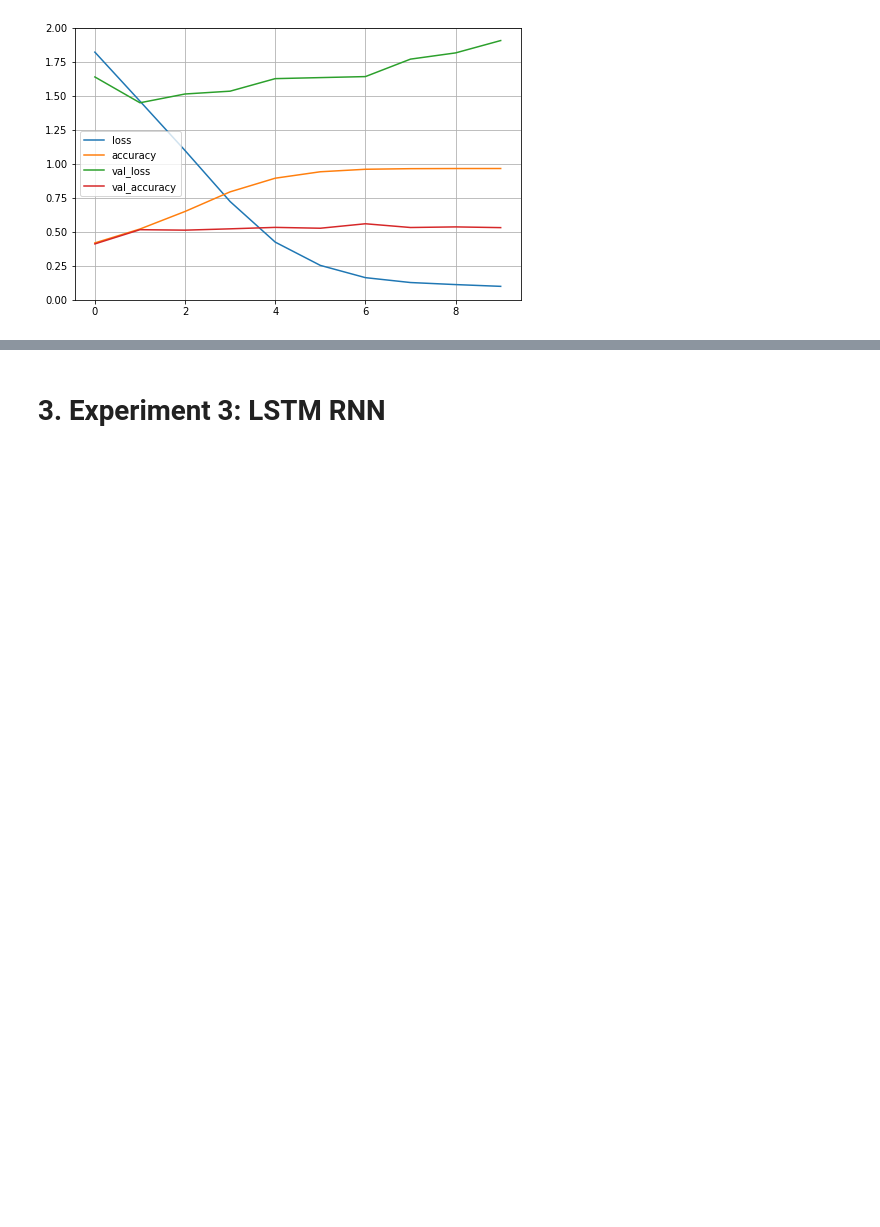
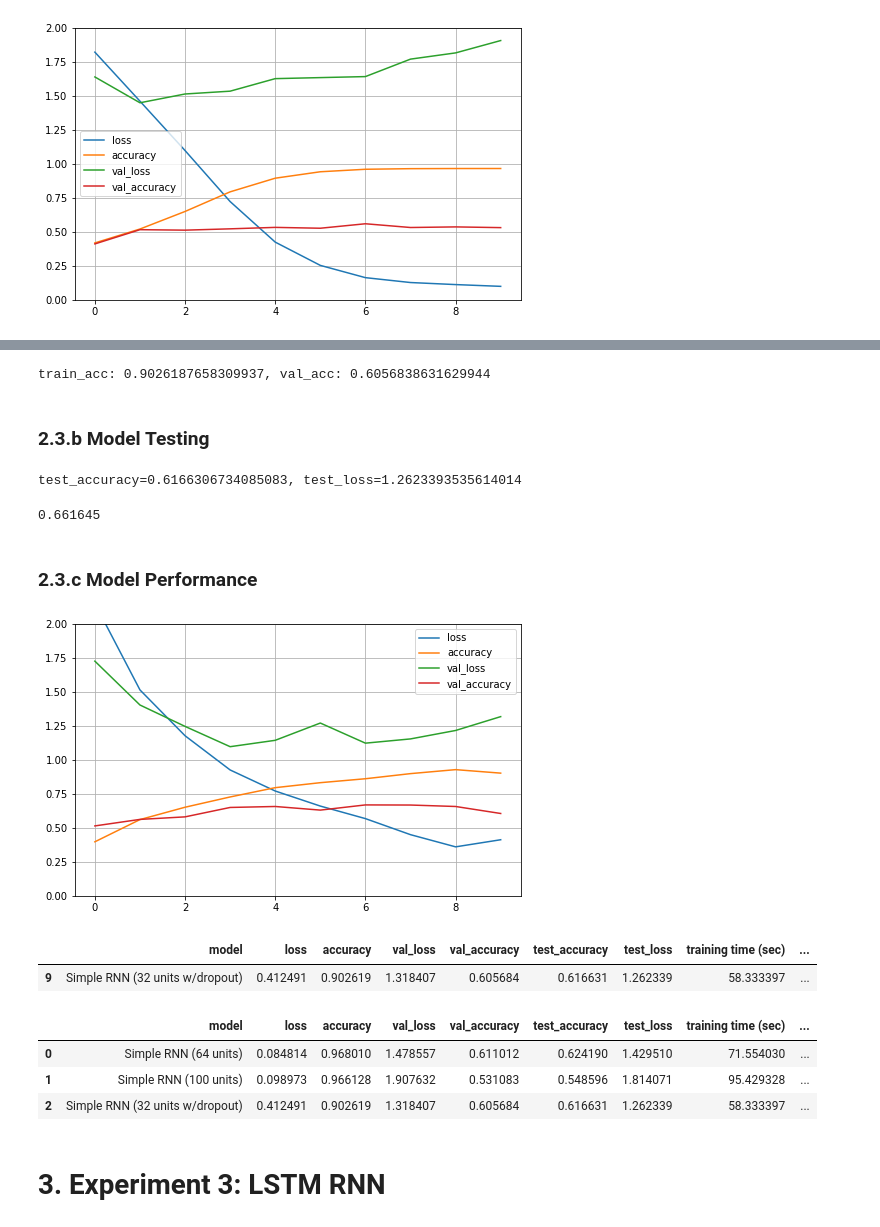
Before and after one commit to demelere/News-Classification, a Jupyter notebook: 458_Assignment_3b.ipynb, the cells around one changed output, grey strips where cells are left out. Drawn from its saved outputs; the diff is of its cells as text; code cells hidden in the pictures; blank space fills up the shorter version.

```diff
--- a/458_Assignment_3b.ipynb
+++ b/458_Assignment_3b.ipynb
@@ -1474,0 +1468,8 @@ results_df2.to_pickle("results2.pkl")
+# %%
+model_2c = Sequential()
+model_2c.add(Embedding(input_dim = voc_size, output_dim = 128, input_length = 193))
+model_2c.add(SimpleRNN(units = 32))
+model_2c.add(layers.Dropout(0.2))
+model_2c.add(Dense(units = 21, activation='softmax'))
+
+model_2c.summary()
@@ -1474,0 +1493,4 @@ results_df2.to_pickle("results2.pkl")
+# %%
+model_2c.compile(optimizer='adam',
+              loss='categorical_crossentropy',
+              metrics=['accuracy'])
@@ -1474,0 +1499,17 @@ results_df2.to_pickle("results2.pkl")
+# %%
+train_rt = TrainRuntimeCallback()
+history = model_2c.fit(train_data_sm_rnn,
+                    one_hot_train_labels_sm,
+                    callbacks = [train_rt],
+                    epochs=10,
+                    batch_size=100,
+#                   validation_data=(val_data_sm_rnn, one_hot_val_labels_sm))
+                    validation_split = 0.15)   # comment out if setting validation_data value.
+
+# Saving models locally after fitting
+# save_dir = "results/"
+# model_name = 'Reuters_2a.h5'
+# model_path = os.path.join(save_dir, model_name)
+# model_2a.save(model_path)
+# print('Saved trained model at %s ' % model_path)
+# print('--------------------------')
@@ -1474,0 +1543,29 @@ results_df2.to_pickle("results2.pkl")
+# %%
+print(f"train_acc: {history.history['accuracy'][-1]}, val_acc: {history.history['val_accuracy'][-1]}")
+# %% [output]
+train_acc: 0.9026187658309937, val_acc: 0.6056838631629944
+# %% [markdown]
+### 2.3.b Model Testing
+# %%
+test_rt = TestRuntimeCallback()
+test_loss, test_accuracy = model_2c.evaluate(test_data_sm_rnn, one_hot_test_labels_sm, callbacks=[test_rt], verbose=0)
+print(f"test_accuracy={test_accuracy}, test_loss={test_loss}")
+# %% [output]
+test_accuracy=0.6166306734085083, test_loss=1.2623393535614014
+# %%
+# Get the test time
+test_time = test_rt.process_time
+test_time # in seconds
+# %% [output]
+0.661645
+# %% [markdown]
+### 2.3.c Model Performance
+# %%
+# Plot learning curves for model
+pd.DataFrame(history.history).plot(figsize=(8, 5))
+plt.grid(True)
+plt.gca().set_ylim(0, 2) # set the vertical range to [0-1]
+# plt.savefig("figures/learning_curves_model_2a", tight_layout=False)
+plt.show()
+# %% [output]
+[figure, added]
@@ -1474,0 +1576,19 @@ results_df2.to_pickle("results2.pkl")
+# %%
+results_df2c = history_df.iloc[-1:].copy()
+results_df2c.insert(0,'model','Simple RNN (32 units w/dropout)') # want the model name to appear first
+results_df2c['test_accuracy'] = test_accuracy
+results_df2c['test_loss'] = test_loss
+results_df2c['training time (sec)'] = train_time
+results_df2c['testing time (sec)'] = test_time
+results_df2c
+# %% [output]
+|  | model | loss | accuracy | val_loss | val_accuracy | test_accuracy | test_loss | training time (sec) | ... |
+| 9 | Simple RNN (32 units w/dropout) | 0.412491 | 0.902619 | 1.318407 | 0.605684 | 0.616631 | 1.262339 | 58.333397 | ... |
+# %%
+results_df2=results_df2.append(results_df2c,ignore_index=True)
+results_df2
+# %% [output]
+|  | model | loss | accuracy | val_loss | val_accuracy | test_accuracy | test_loss | training time (sec) | ... |
+| 0 | Simple RNN (64 units) | 0.084814 | 0.968010 | 1.478557 | 0.611012 | 0.624190 | 1.429510 | 71.554030 | ... |
+| 1 | Simple RNN (100 units) | 0.098973 | 0.966128 | 1.907632 | 0.531083 | 0.548596 | 1.814071 | 95.429328 | ... |
+| 2 | Simple RNN (32 units w/dropout) | 0.412491 | 0.902619 | 1.318407 | 0.605684 | 0.616631 | 1.262339 | 58.333397 | ... |
```
Also changed, not shown: parts of 104 cells of this notebook.
